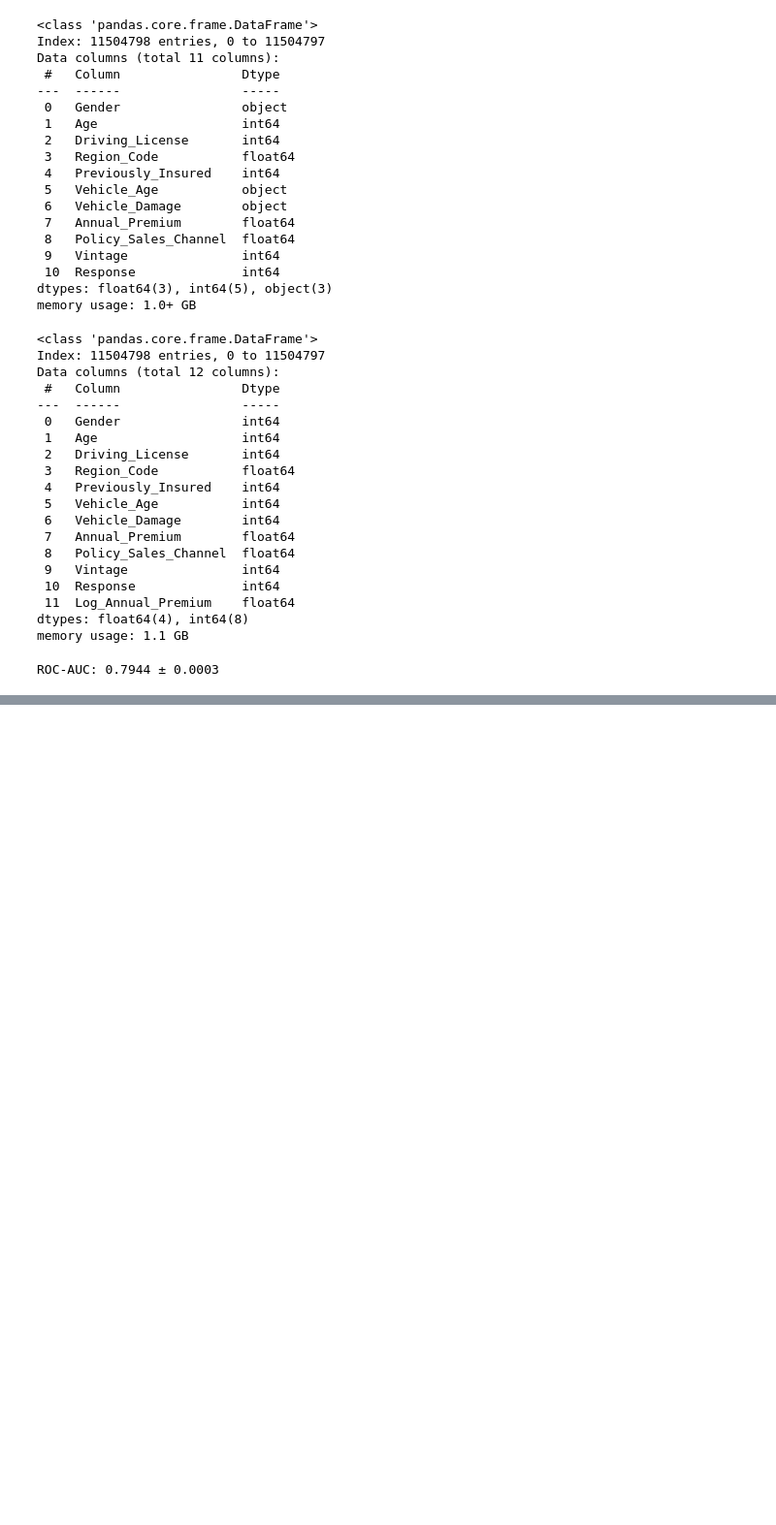
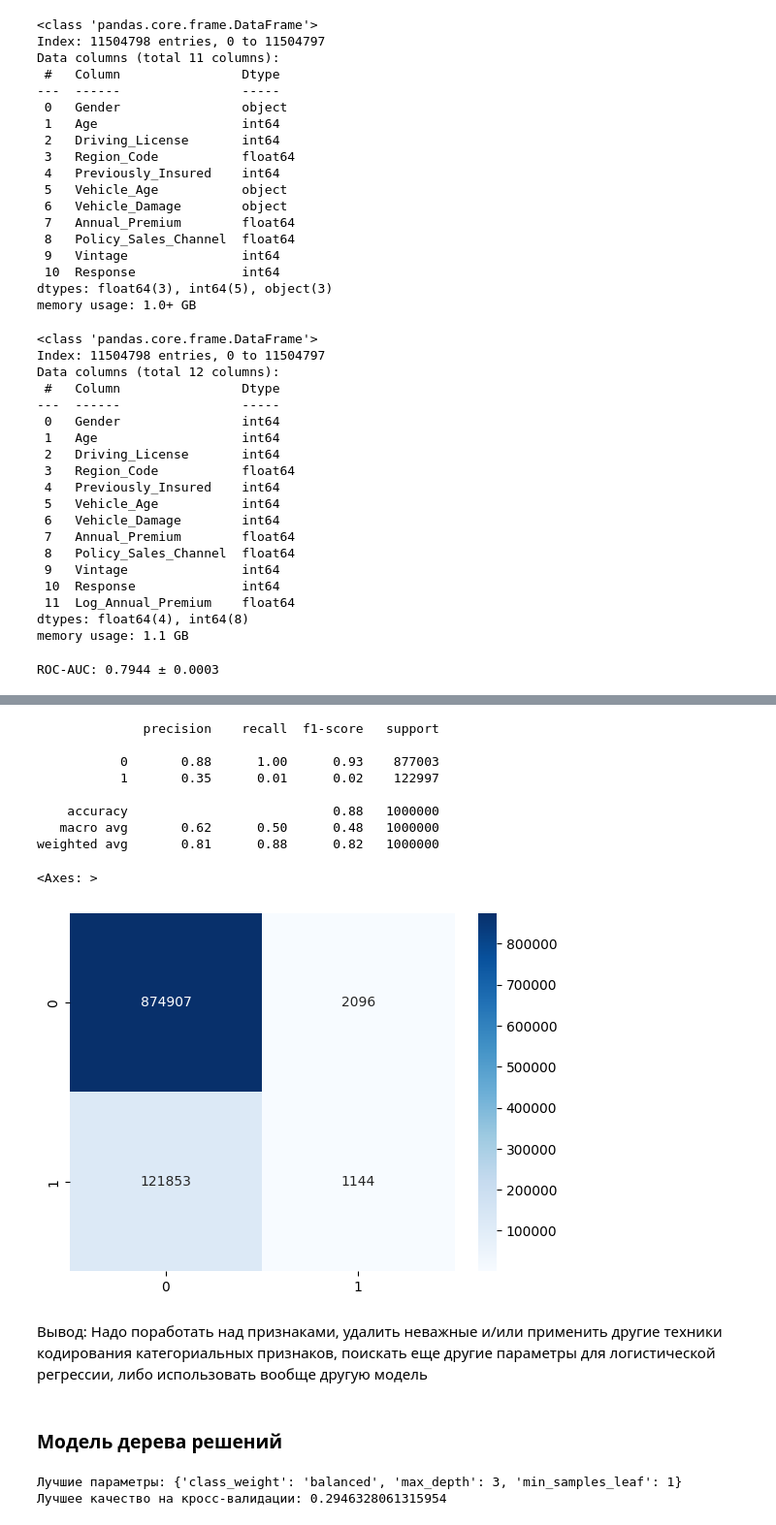
Before and after one commit to taysumova/urfu_ml, a Jupyter notebook: collabs/Кейс_10_Бинарная_классификация_перекрёстных_продаж_страхования.ipynb, the cells around one changed output, grey strips where cells are left out. Shown at 97% size. Saved outputs shown, nothing was run; the diff lists cells and outputs as text; code cells hidden in the pictures; blank space fills up the shorter version.

Commit message:
add baseline log regression and tree decision model to collab

```diff
--- a/collabs/Кейс_10_Бинарная_классификация_перекрёстных_продаж_страхования.ipynb
+++ b/collabs/Кейс_10_Бинарная_классификация_перекрёстных_продаж_страхования.ipynb
@@ -790,0 +866,12 @@ ROC-AUC: 0.7944 ± 0.0003
+# %%
+preprocessor = ColumnTransformer(
+    transformers=[
+        ("high_cat", high_card_encoder, high_card_cols),
+        ("bool", bool_encoder, bool_cols),
+        ("ord", ord_encoder, ord_cols),
+    ],
+    remainder='passthrough',
+    verbose_feature_names_out=False
+).set_output(transform='pandas')
+# %%
+transformed_X = preprocessor.fit_transform(X, y)
@@ -790,0 +882,6 @@ ROC-AUC: 0.7944 ± 0.0003
+# %%
+X_train, X_test, y_train, y_test = train_test_split(
+    transformed_X, y, train_size=1000000, stratify=y, random_state=42
+)
+print("Тренировочная выборка:\n", y_train.value_counts(normalize=True), sep="")
+print("Тестовая выборка:\n", y_test.value_counts(normalize=True), sep="")
@@ -790,0 +901,19 @@ ROC-AUC: 0.7944 ± 0.0003
+# %%
+skf = StratifiedKFold(n_splits=3, shuffle=True, random_state=42)
+
+log_reg_pipeline = make_pipeline(
+    StandardScaler(),
+    LogisticRegression(random_state=42),
+)
+
+param_grid = {
+    'logisticregression__l1_ratio': np.linspace(0, 1, 10),
+    'logisticregression__C': np.linspace(0, 100, 10)
+}
+
+gs = GridSearchCV(log_reg_pipeline, param_grid=param_grid, cv=skf, scoring="precision", n_jobs=-1)
+
+
+gs.fit(X_train, y_train)
+print(f"Лучшие параметры: {gs.best_params_}")
+print(f"Лучшее качество на кросс-валидации: {gs.best_score_}")
@@ -790,0 +940,43 @@ ROC-AUC: 0.7944 ± 0.0003
+# %%
+y_pred = cross_val_predict(gs.best_estimator_, X_train, y_train, cv=skf, n_jobs=-1)
+
+report = classification_report(y_train, y_pred)
+print(report)
+
+sns.heatmap(confusion_matrix(y_train, y_pred), annot=True, fmt='d', cmap='Blues')
+# %% [output]
+              precision    recall  f1-score   support
+
+           0       0.88      1.00      0.93    877003
+           1       0.35      0.01      0.02    122997
+
+    accuracy                           0.88   1000000
+   macro avg       0.62      0.50      0.48   1000000
+weighted avg       0.81      0.88      0.82   1000000
+<Axes: >
+[figure, added]
+# %% [markdown]
+Вывод: Надо поработать над признаками, удалить неважные и/или применить другие техники кодирования категориальных признаков, поискать еще другие параметры для логистической регрессии, либо использовать вообще другую модель
+# %% [markdown]
+### Модель дерева решений
+# %%
+from sklearn.tree import DecisionTreeClassifier
+
+skf = StratifiedKFold(n_splits=3, shuffle=True, random_state=42)
+dtc = DecisionTreeClassifier(random_state=42)
+
+tree_param_grid = {
+    'max_depth': range(2, 11),
+    'min_samples_leaf':  range(1, 6),
+    'class_weight': [None, 'balanced']
+}
+
+tree_gs = GridSearchCV(dtc, param_grid=tree_param_grid, cv=skf, scoring="precision", n_jobs=-1)
+
+
+tree_gs.fit(X_train, y_train)
+print(f"Лучшие параметры: {tree_gs.best_params_}")
+print(f"Лучшее качество на кросс-валидации: {tree_gs.best_score_}")
+# %% [output]
+Лучшие параметры: {'class_weight': 'balanced', 'max_depth': 3, 'min_samples_leaf': 1}
+Лучшее качество на кросс-валидации: 0.2946328061315954
```
Also changed, not shown: parts of 19 cells of this notebook.
